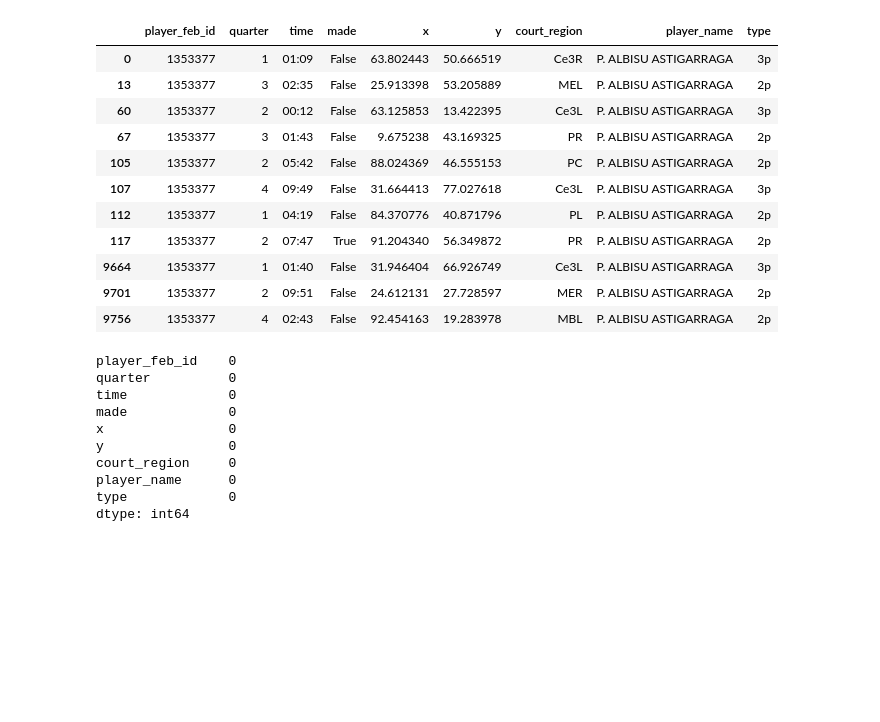
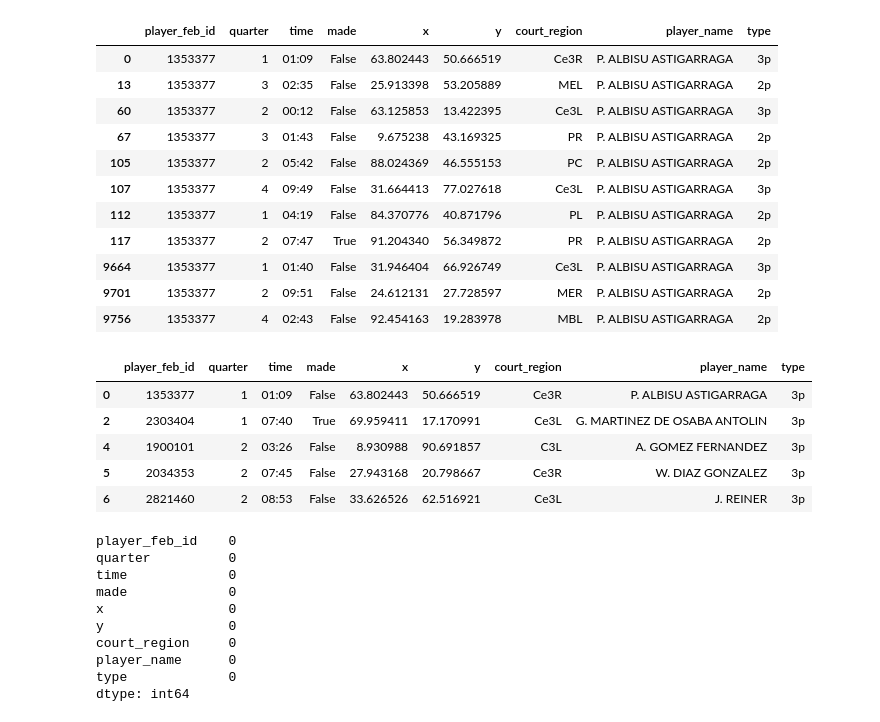
Before and after one commit to JoseGomez23/feb_jose_alvaro, a Jupyter notebook: feb_jose_alvaro.ipynb, the cells around one changed output. Saved outputs shown, nothing was run; the diff lists cells and outputs as text; code cells hidden in the pictures; blank space fills up the shorter version.

```diff
--- a/feb_jose_alvaro.ipynb
+++ b/feb_jose_alvaro.ipynb
@@ -96,6 +96,17 @@ player_shots.head(100)
 | 9664 | 1353377 | 1 | 01:40 | False | 31.946404 | 66.926749 | Ce3L | P. ALBISU ASTIGARRAGA | 3p |
 | 9701 | 1353377 | 2 | 09:51 | False | 24.612131 | 27.728597 | MER | P. ALBISU ASTIGARRAGA | 2p |
 | 9756 | 1353377 | 4 | 02:43 | False | 92.454163 | 19.283978 | MBL | P. ALBISU ASTIGARRAGA | 2p |
+# %%
+# Només tirs de 3 punts
+df_shots = df_shots[df_shots["type"] == "3p"]
+df_shots.head()
+# %% [output]
+|  | player_feb_id | quarter | time | made | x | y | court_region | player_name | type |
+| 0 | 1353377 | 1 | 01:09 | False | 63.802443 | 50.666519 | Ce3R | P. ALBISU ASTIGARRAGA | 3p |
+| 2 | 2303404 | 1 | 07:40 | True | 69.959411 | 17.170991 | Ce3L | G. MARTINEZ DE OSABA ANTOLIN | 3p |
+| 4 | 1900101 | 2 | 03:26 | False | 8.930988 | 90.691857 | C3L | A. GOMEZ FERNANDEZ | 3p |
+| 5 | 2034353 | 2 | 07:45 | False | 27.943168 | 20.798667 | Ce3R | W. DIAZ GONZALEZ | 3p |
+| 6 | 2821460 | 2 | 08:53 | False | 33.626526 | 62.516921 | Ce3L | J. REINER | 3p |
 # %%
 # Comprovacio de nulls
 df_shots.isnull().sum()
```
Also changed, not shown: parts of 18 cells of this notebook.
